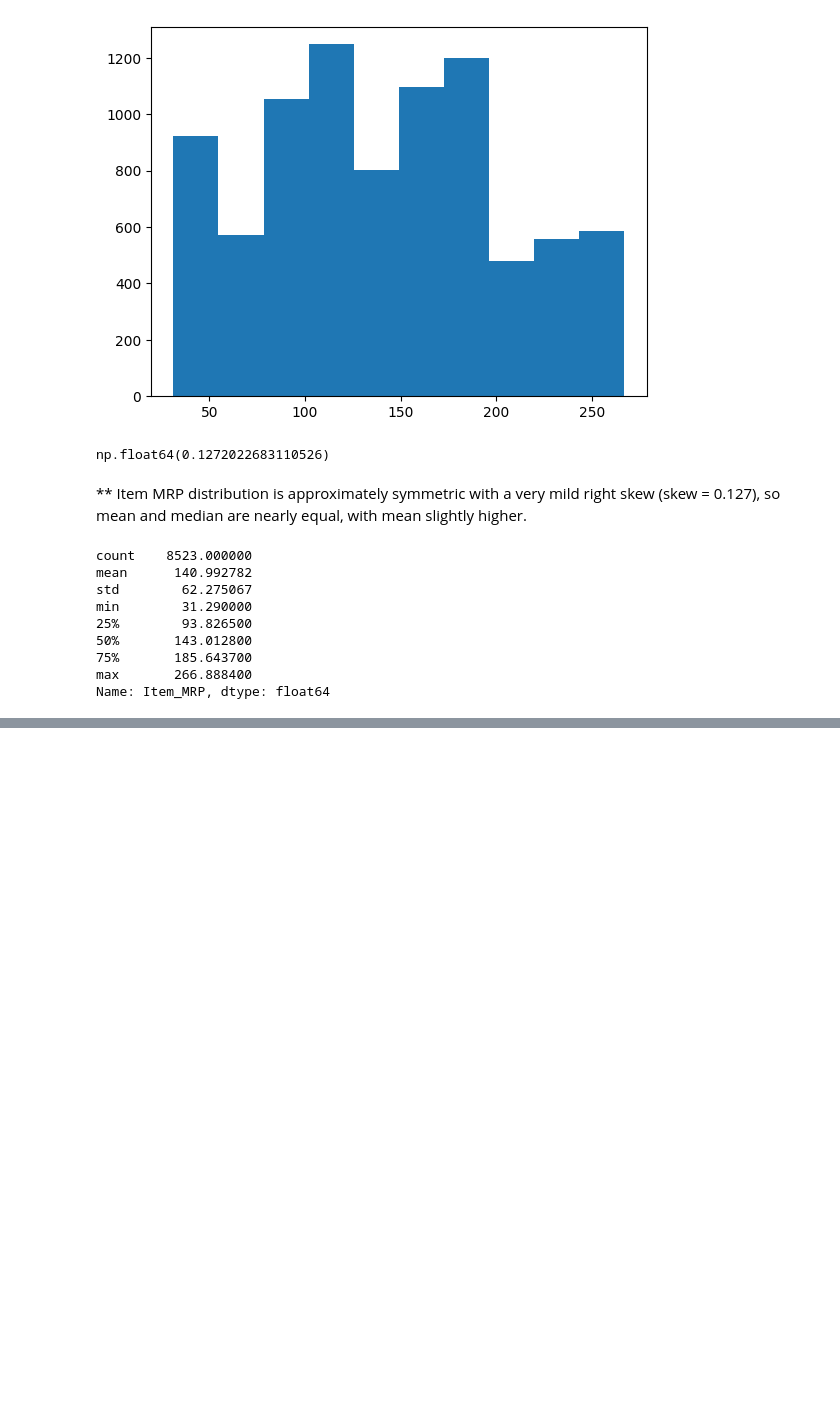
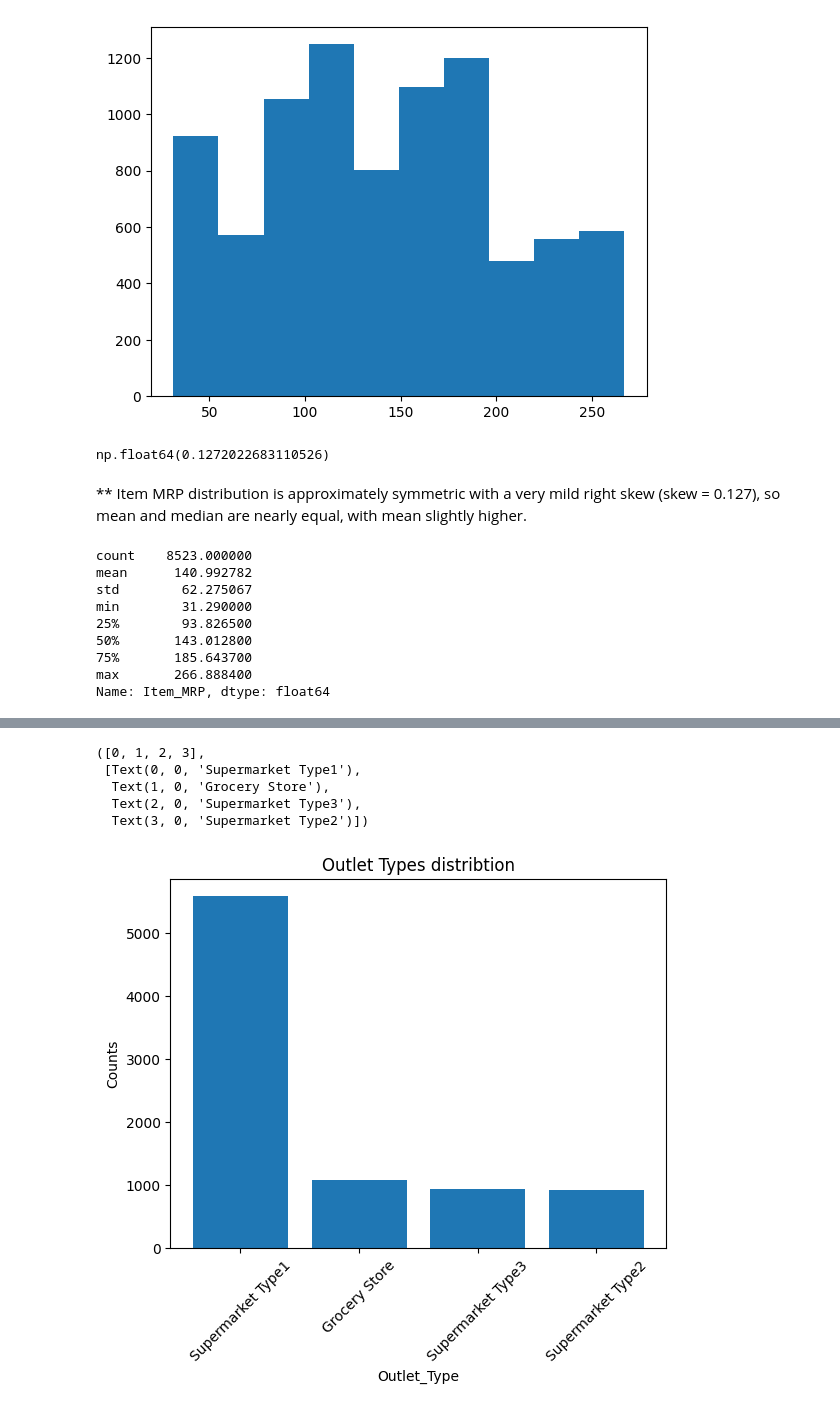
Before and after one commit to kebalkhadka/EDA, a Jupyter notebook: app.ipynb, the cells around one changed output, grey strips where cells are left out. Cells and saved outputs as stored; diff of their text form; code cells hidden in the pictures; blank space fills up the shorter version.

```diff
--- a/app.ipynb
+++ b/app.ipynb
@@ -225,0 +308,14 @@ Name: Item_MRP, dtype: float64
+# %%
+type_count = df['Outlet_Type'].value_counts()
+plt.bar(type_count.index,type_count.values)
+plt.title('Outlet Types distribtion')
+plt.xlabel('Outlet_Type')
+plt.ylabel('Counts')
+plt.xticks(rotation=45)
+# %% [output]
+([0, 1, 2, 3],
+ [Text(0, 0, 'Supermarket Type1'),
+  Text(1, 0, 'Grocery Store'),
+  Text(2, 0, 'Supermarket Type3'),
+  Text(3, 0, 'Supermarket Type2')])
+[figure, added]
```
Also changed, not shown: parts of 8 cells of this notebook.
